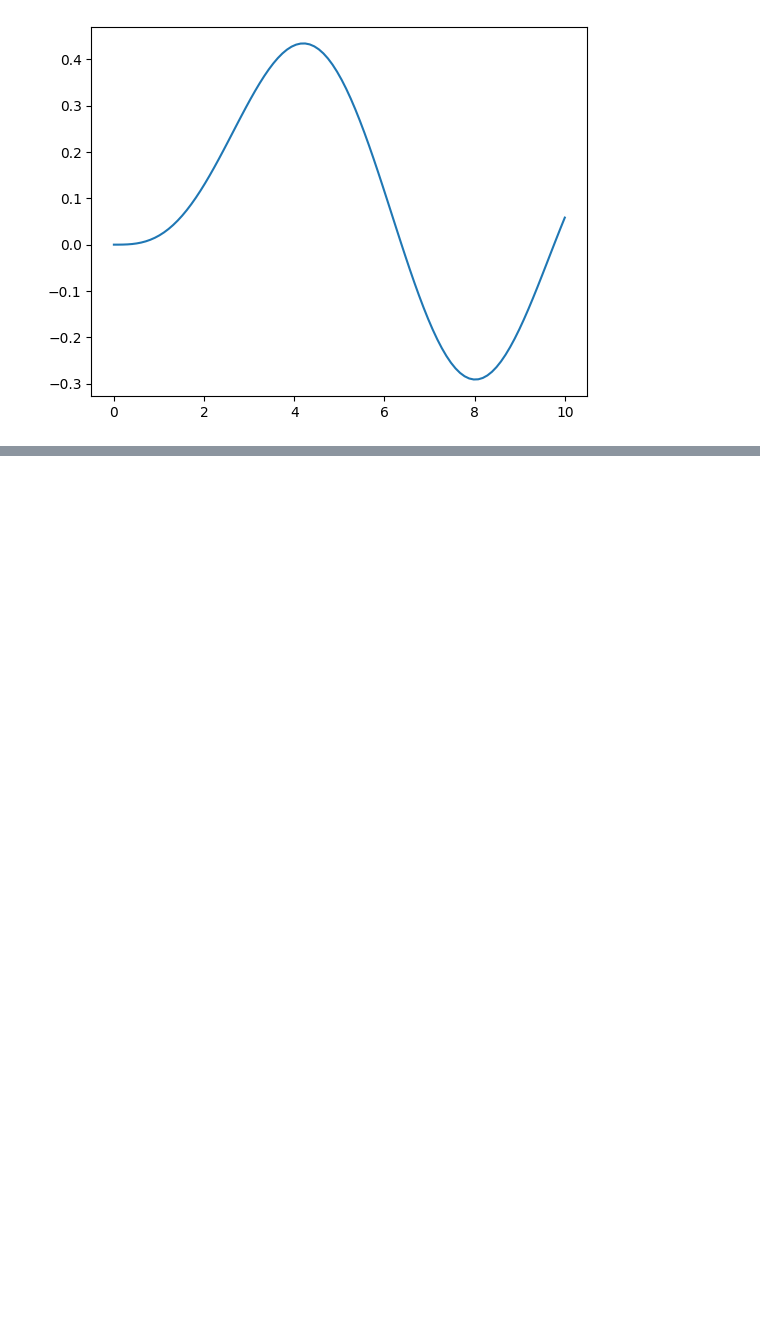
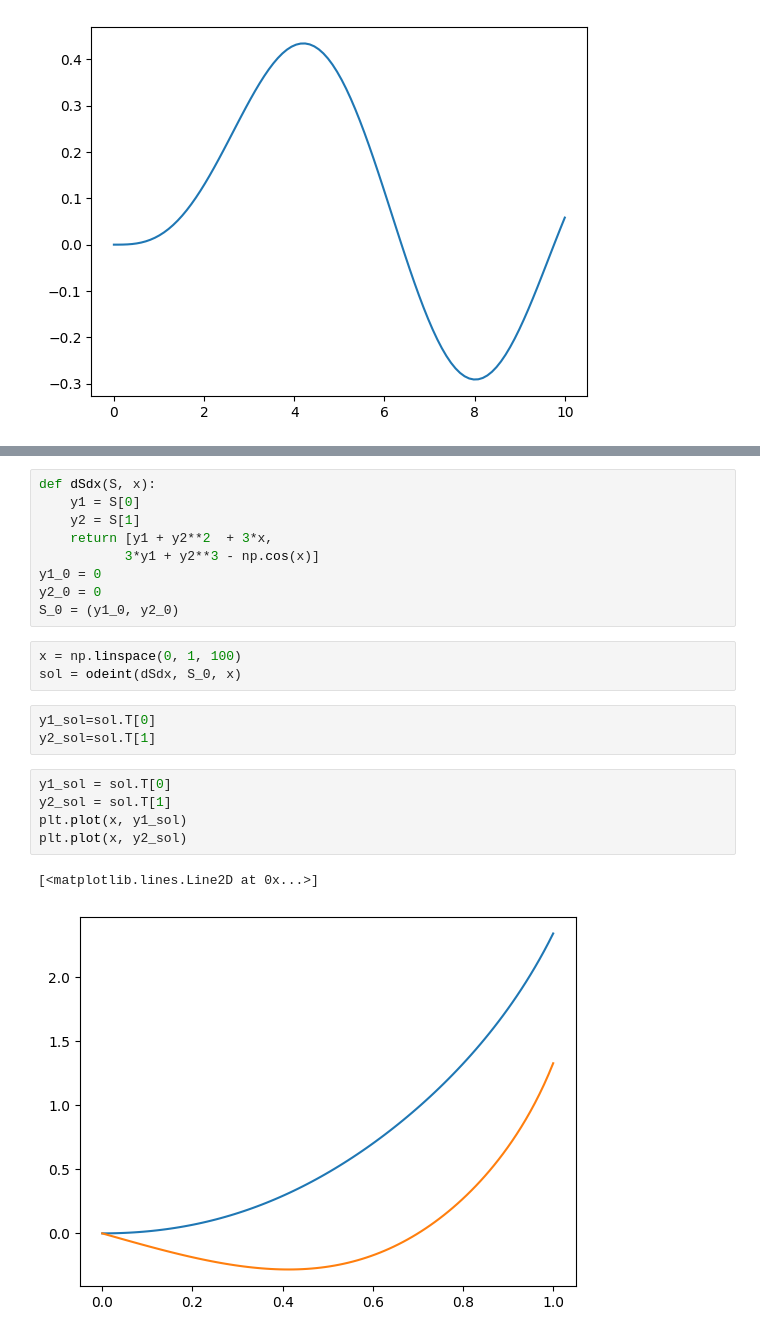
Before and after one commit to sky92archangel/notebook, a Jupyter notebook: compute/python/scipy在工程科学应用.ipynb, the cells around one changed output, grey strips where cells are left out. Drawn from its saved outputs; the diff is of its cells as text; blank space fills up the shorter version.

```diff
--- a/compute/python/scipy在工程科学应用.ipynb
+++ b/compute/python/scipy在工程科学应用.ipynb
@@ -246,0 +337,23 @@ numpy则是直接数值计算
+# %%
+def dSdx(S, x):
+    y1 = S[0]
+    y2 = S[1]
+    return [y1 + y2**2  + 3*x,
+           3*y1 + y2**3 - np.cos(x)]
+y1_0 = 0
+y2_0 = 0
+S_0 = (y1_0, y2_0)
+# %%
+x = np.linspace(0, 1, 100)
+sol = odeint(dSdx, S_0, x)
+# %%
+y1_sol=sol.T[0]
+y2_sol=sol.T[1]
+# %%
+y1_sol = sol.T[0]
+y2_sol = sol.T[1]
+plt.plot(x, y1_sol)
+plt.plot(x, y2_sol)
+# %% [output]
+[<matplotlib.lines.Line2D at 0x...>]
+[figure, added]
```
Also changed, not shown: parts of 33 cells of this notebook.
